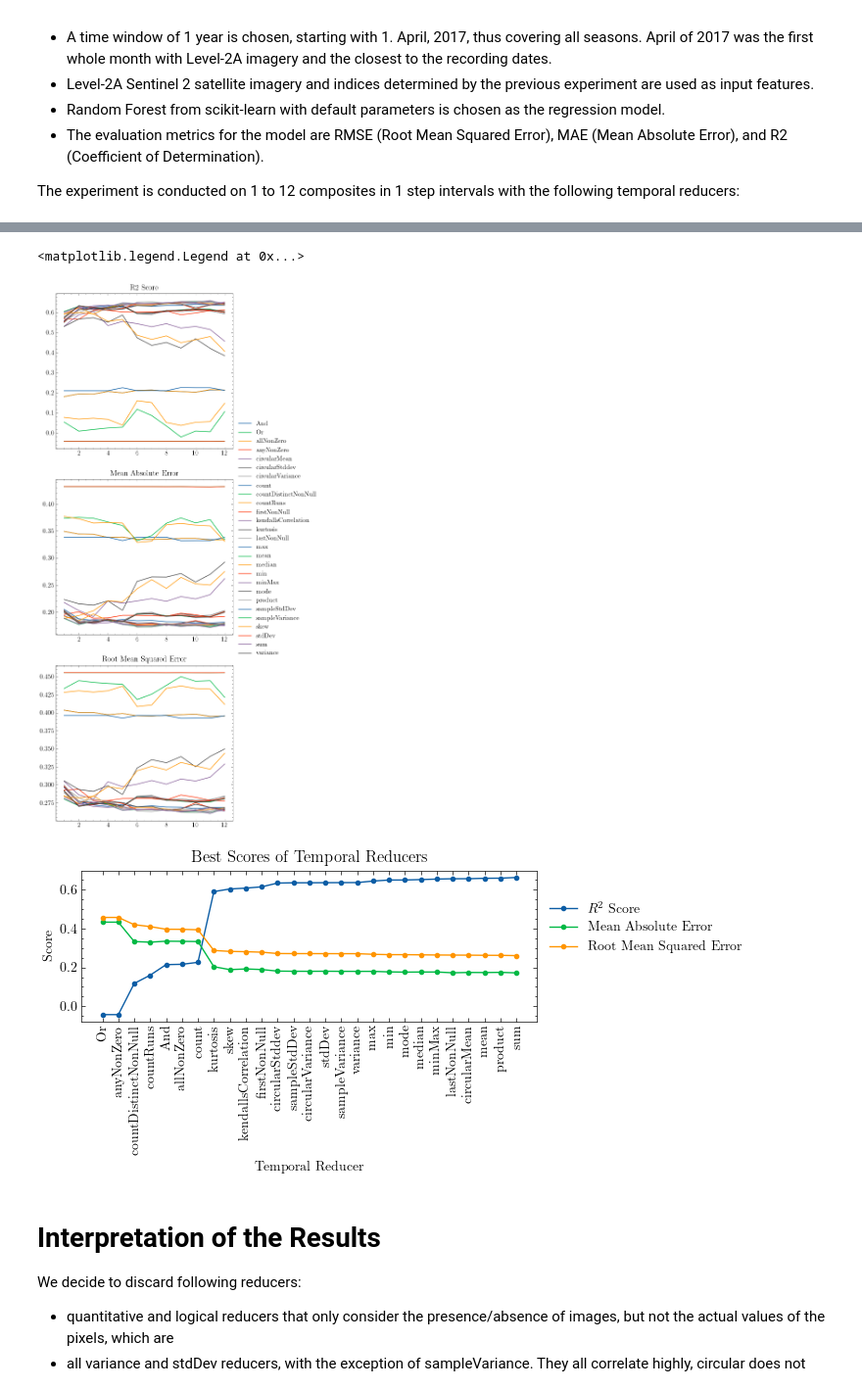
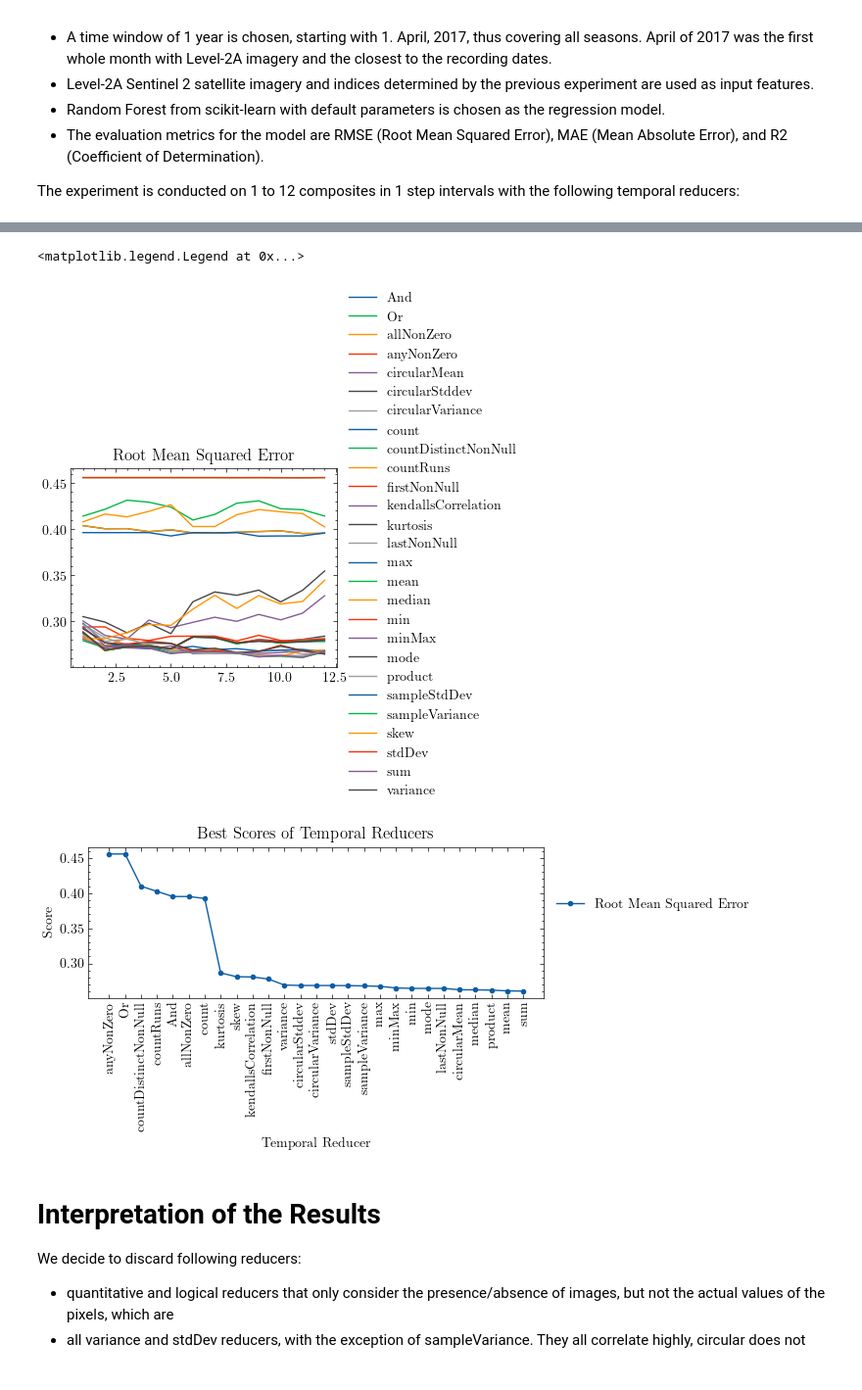
Before and after one commit to Lumcoin/leaf-type-mixture, a Jupyter notebook: notebooks/2-ph-reducer-composites.ipynb, the cells around one changed output, grey strips where cells are left out. Shown at 98% size. Drawn from its saved outputs; the diff is of its cells as text; code cells hidden in the pictures.

```diff
--- a/notebooks/2-ph-reducer-composites.ipynb
+++ b/notebooks/2-ph-reducer-composites.ipynb
@@ -186,58 +185,54 @@ import scienceplots
 
 plt.style.use("science")
 # %%
-# TODO: improve plot, probably by focusing only on RMSE
+# TODO: improve plot
 # Draw one multiline plot per metric with all gray lines except for the 5 best reducers
 import pandas as pd
 
 df = pd.read_csv("../reports/reducer_composites.csv")
 
 dfs = {}
 for i, (metric, scorer) in enumerate(scoring.items()):
     new_df = pd.DataFrame(index=df["Composites"].unique()[::-1])
 
     grouped = df[["Reducer", "Composites", metric]].groupby("Reducer")
     for name, group in grouped:
         group = group.sort_values("Composites")
         new_df[name] = np.asarray(group[metric])
 
     dfs[metric] = new_df
 
-fig, axes = plt.subplots(len(scoring), 1, figsize=(5, 5*len(scoring)))
-if not isinstance(axes, np.ndarray):
-    axes = np.array([axes])
+# fig, axes = plt.subplots(len(scoring), 1, figsize=(5, 5*len(scoring)))
+ax = plt.subplot()
 
-for ax, metric in zip(axes, dfs.keys()):
-    dfs[metric].plot(ax=ax, title=metric, legend=False)
+metric = list(dfs.keys())[0]
+dfs[metric].plot(ax=ax, title=metric, legend=False)
 
 golden_ratio = (1 + 5**0.5) / 2
-axes[1].legend(loc="center left", bbox_to_anchor=(1, 1 / golden_ratio))
+ax.legend(loc="center left", bbox_to_anchor=(1, 1 / golden_ratio))
 # %% [output]
 <matplotlib.legend.Legend at 0x...>
-[figure, old version]
+[figure, new version]
 # %%
 from ltm.models import plot_report
 
 plt_df = pd.DataFrame({
-    "R2 Score": dfs["R2 Score"].max(),
-    "Mean Absolute Error": dfs["Mean Absolute Error"].min(),
     "Root Mean Squared Error": dfs["Root Mean Squared Error"].min()
 })
 
 ax = plot_report(
-    plt_df.sort_values("R2 Score"),
+    plt_df.sort_values("Root Mean Squared Error", ascending=False),
     "Best Scores of Temporal Reducers",
     "Temporal Reducer",
     "Score",
     label_rotation=90,
-    replace_labels={"R2 Score": "$R^2$ Score"},
     figsize=(6, 2),
     marker=".",
 )
 
 plt.show()
 # %% [output]
-[figure, old version]
+[figure, new version]
 # %% [markdown]
 # Interpretation of the Results
 
```
Also changed, not shown: parts of 6 cells of this notebook, 5 other files.
